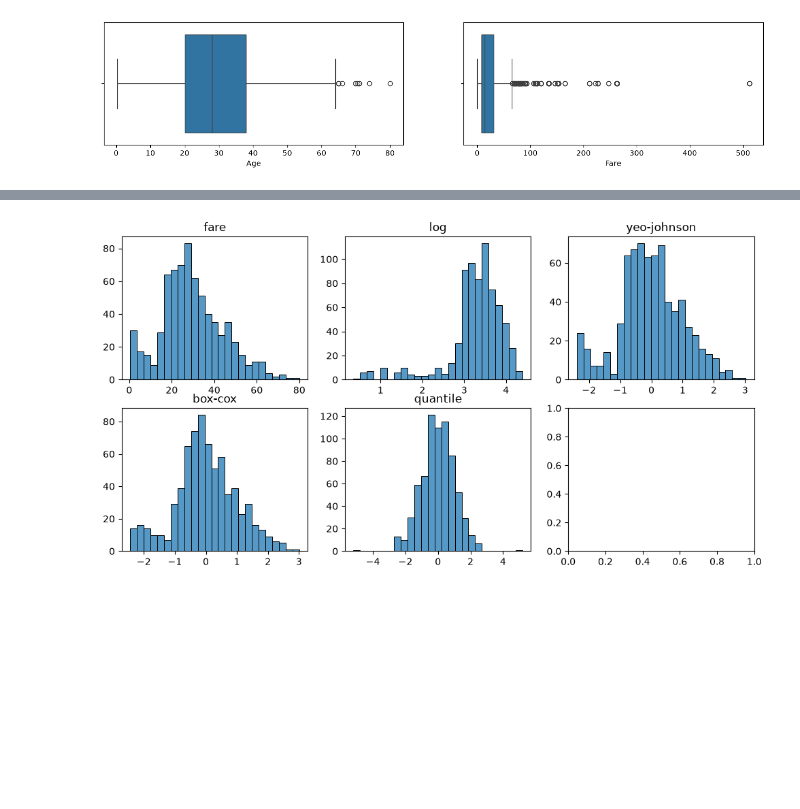
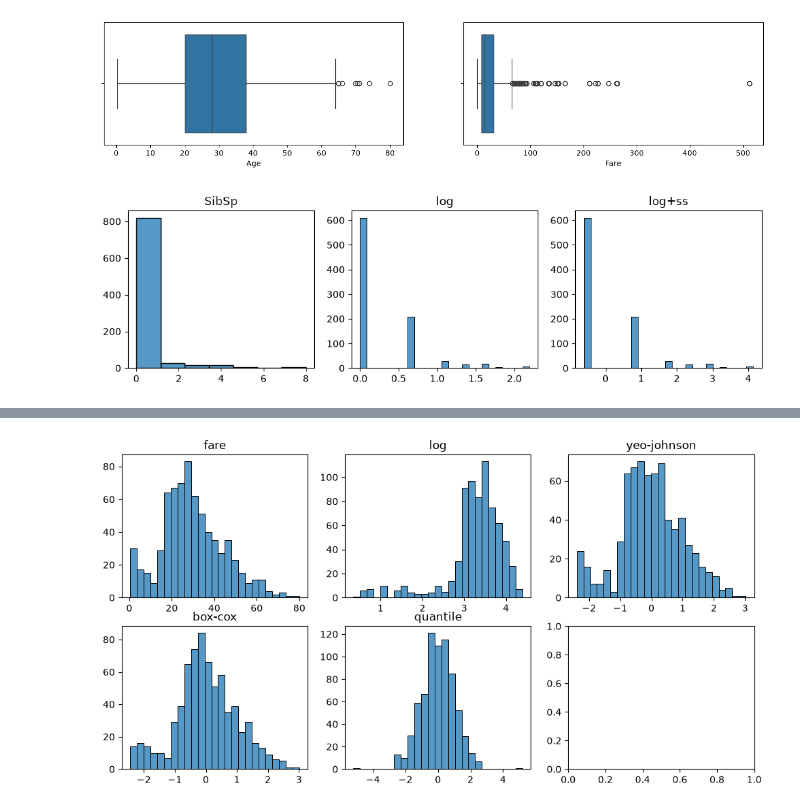
Before and after one commit to kh4beep/Titanic, a Jupyter notebook: draft.ipynb, the cells around one changed output, grey strips where cells are left out. Cells and saved outputs as stored; diff of their text form; code cells hidden in the pictures; blank space fills up the shorter version.

```diff
--- a/draft.ipynb
+++ b/draft.ipynb
@@ -124,11 +124,6 @@ df['Deck'] = df['Cabin'].apply(get_deck)
 df['Surname'] = df['Name'].apply(lambda x: x[:x.find(',')])
 df['Title'] = df['Name'].apply(lambda x: x[x.find(',')+2:x.find('.')])
 df.loc[~df.Title.isin(['Mr', 'Miss', 'Mrs', 'Master']), 'Title'] = 'Rare'
-df['FamilySize'] = pd.cut(
-    df['SibSp'] + df['Parch'],
-    bins=[-1, 0, 2, 5, np.inf],
-    labels=['Solo', 'Small', 'Medium', 'Big'],
-).astype(str)
 df.head()
 # %% [output]
 |  | PassengerId | Survived | Pclass | Name | Sex | Age | SibSp | Parch | Ticket | Fare | ... |
@@ -289,3 +284,22 @@ if is_eval_imputer:
 
     result = pd.DataFrame({'true': age_true, 'global_median': global_median, 'group_median': group_oof_median, 'estimator': estimator_oof, 'iterative': iterative_oof_1, 'true_global_diff': np.abs(age_true - global_median)})
     print(result.head(15))
+# %%
+fig, axes = plt.subplots(1, 3, figsize=(12, 3))
+
+ft = FunctionTransformer(np.log1p)
+ss = StandardScaler()
+
+sibsp_ft = ft.transform(df.SibSp)
+sibsp_ss = ss.fit_transform(pd.DataFrame(sibsp_ft))
+
+sns.histplot(df.SibSp.values, ax=axes[0], bins=7).set_title('SibSp')
+sns.histplot(sibsp_ft.values, ax=axes[1], bins=25).set_title('log')
+sns.histplot(sibsp_ss[:, 0], ax=axes[2], bins=25).set_title('log+ss')
+
+
+for ax in axes:
+    ax.set_ylabel('')
+plt.show()
+# %% [output]
+[figure, added]
```
Also changed, not shown: parts of 13 cells of this notebook, 8 other files.
